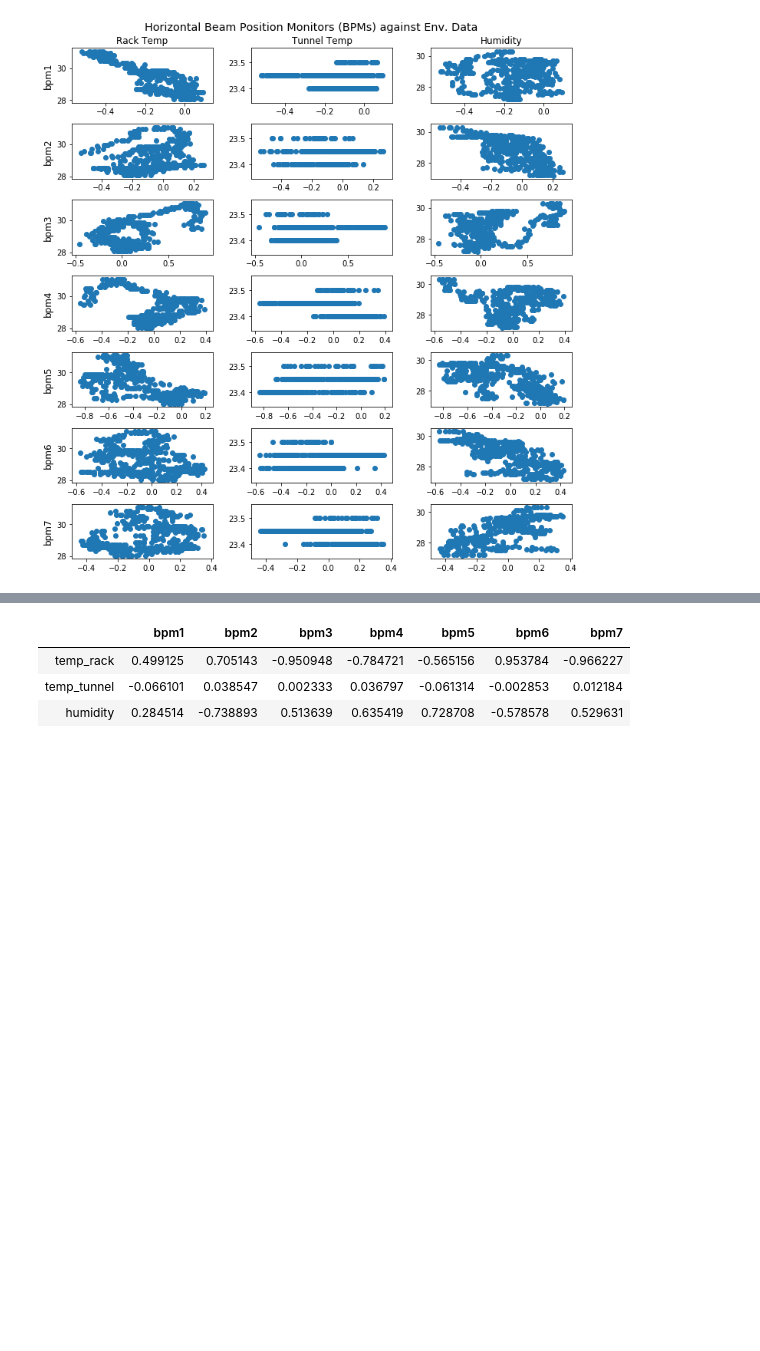
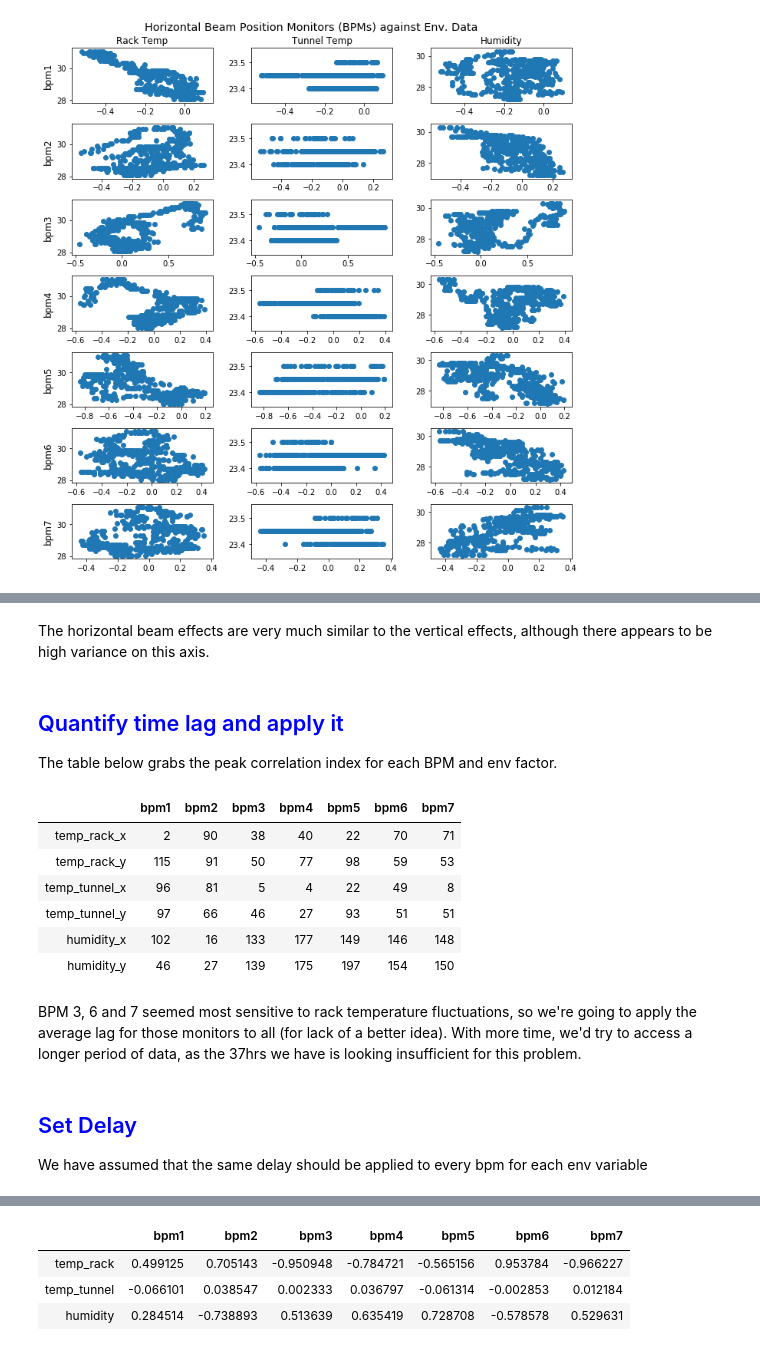
Before and after one commit to 20spaghetti/Electron-Beam-Position-Drift-Study, a Jupyter notebook: Electron Beam Position Drift Study.ipynb, the cells around one changed output, grey strips where cells are left out. Drawn from its saved outputs; the diff is of its cells as text; code cells hidden in the pictures; blank space fills up the shorter version.

```diff
--- a/Electron Beam Position Drift Study.ipynb
+++ b/Electron Beam Position Drift Study.ipynb
@@ -753,0 +623,51 @@ Measure R after synchronisation / time warp
+# %% [markdown]
+The horizontal beam effects are very much similar to the vertical effects, although there appears to be high variance on this axis.
+# %% [markdown]
+## <font color='blue'> Quantify time lag and apply it </font>
+
+The table below grabs the peak correlation index for each BPM and env factor.
+# %%
+# delay is simply quantified by the index of the data
+
+delay_track_y = cor_lag_y.iloc[0:150,0:7].abs().idxmax()
+delay_track_y = delay_track_y.reset_index()[0]
+
+delay_ttunnel_y = cor_lag_y.iloc[0:100,7:14].abs().idxmax()
+delay_ttunnel_y = delay_ttunnel_y.reset_index()[0]
+
+delay_humid_y = cor_lag_y.iloc[0:200,14:21].abs().idxmax()
+delay_humid_y = delay_humid_y.reset_index()[0]
+
+delay_track_x = cor_lag_x.iloc[0:150,0:7].abs().idxmax()
+delay_track_x = delay_track_x.reset_index()[0]
+
+delay_ttunnel_x = cor_lag_x.iloc[0:100,7:14].abs().idxmax()
+delay_ttunnel_x = delay_ttunnel_x.reset_index()[0]
+
+delay_humid_x = cor_lag_x.iloc[0:200,14:21].abs().idxmax()
+delay_humid_x = delay_humid_x.reset_index()[0]
+
+delay_y = pd.DataFrame({
+    'temp_rack_x': delay_track_x,
+    'temp_rack_y': delay_track_y,
+    'temp_tunnel_x': delay_ttunnel_x,
+    'temp_tunnel_y': delay_ttunnel_y,
+    'humidity_x': delay_humid_x,
+    'humidity_y': delay_humid_y
+})
+delay_y = delay_y.T
+delay_y.columns = ['bpm1', 'bpm2', 'bpm3', 'bpm4', 'bpm5', 'bpm6', 'bpm7']
+delay_y
+# %% [output]
+|  | bpm1 | bpm2 | bpm3 | bpm4 | bpm5 | bpm6 | bpm7 |
+| temp_rack_x | 2 | 90 | 38 | 40 | 22 | 70 | 71 |
+| temp_rack_y | 115 | 91 | 50 | 77 | 98 | 59 | 53 |
+| temp_tunnel_x | 96 | 81 | 5 | 4 | 22 | 49 | 8 |
+| temp_tunnel_y | 97 | 66 | 46 | 27 | 93 | 51 | 51 |
+| humidity_x | 102 | 16 | 133 | 177 | 149 | 146 | 148 |
+| humidity_y | 46 | 27 | 139 | 175 | 197 | 154 | 150 |
+# %% [markdown]
+BPM 3, 6 and 7 seemed most sensitive to rack temperature fluctuations, so we're going to apply the average lag for those monitors to all (for lack of a better idea). With more time, we'd try to access a longer period of data, as the 37hrs we have is looking insufficient for this problem.
+# %% [markdown]
+## <font color=blue>Set Delay</font>
+We have assumed that the same delay should be applied to every bpm for each env variable
```
Also changed, not shown: parts of 41 cells of this notebook.
